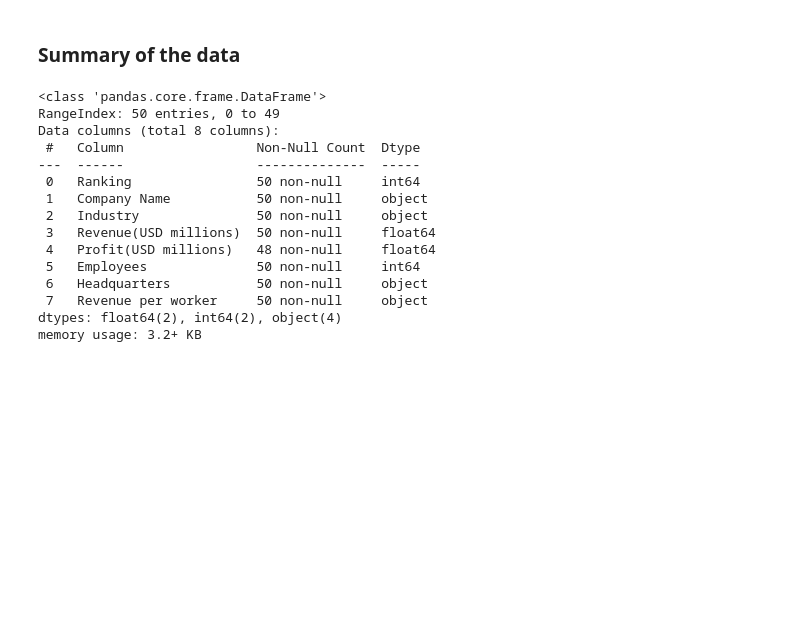
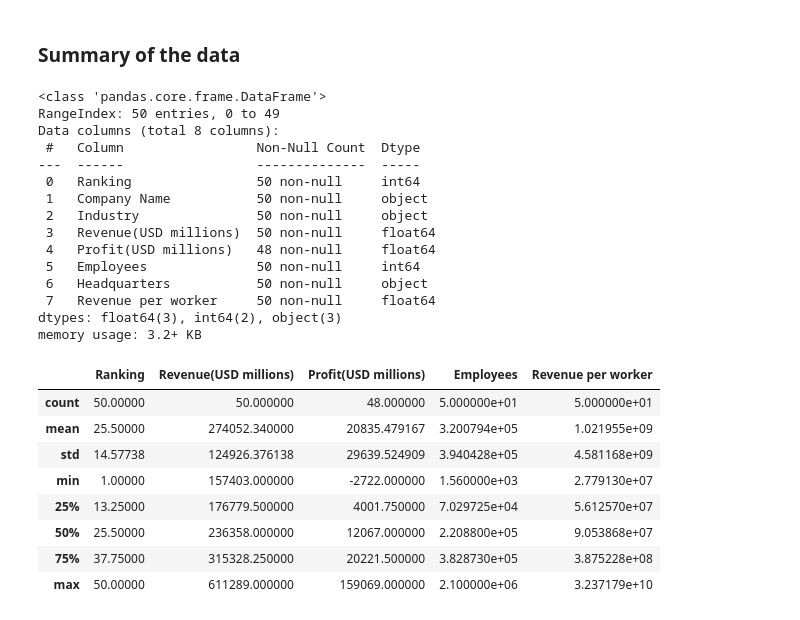
Before and after one commit to RheedWhan/AltSchool_DataScience_2023, a Jupyter notebook: Data_Cleaning_with_Python___LMS.ipynb, the cells around one changed output. Drawn from its saved outputs; the diff is of its cells as text; code cells hidden in the pictures; blank space fills up the shorter version.

```diff
--- a/Data_Cleaning_with_Python___LMS.ipynb
+++ b/Data_Cleaning_with_Python___LMS.ipynb
@@ -93,9 +93,13 @@ company_data.head()
 | 3 | 4 | Amazon | Retail | $513,983 | −$2,722 | 1541000 | United States | ... |
 | 4 | 5 | Vitol | Commodities | $505,000 | $15,000 | 1560 | Switzerland | ... |
 # %%
-# remove the dollar sign and comma from revenue and profit
+# remove the dollar sign and comma from revenue and change it to float
+company_data['Revenue(USD millions)'] = company_data['Revenue(USD millions)'].str.replace('[\$,]', '', regex=True).astype(float)
 
-company_data['Revenue(USD millions)'] = company_data['Revenue(USD millions)'].str.replace('[\$,]', '', regex=True).astype(float)
+# remove the dollar sign and comma from profit
 company_data['Profit(USD millions)'] = company_data['Profit(USD millions)'].str.replace('[^\d−]', '', regex=True)
+
+# remove the dollar sign and comma from revenue per worker and change it to float
+company_data['Revenue per worker'] = company_data['Revenue per worker'].str.replace('[\.,]', '', regex=True).astype(float)
 # %%
 # change the minus sign to a standard minus sign
@@ -129,6 +133,18 @@ Data columns (total 8 columns):
  4   Profit(USD millions)   48 non-null     float64
  5   Employees              50 non-null     int64
  6   Headquarters           50 non-null     object
- 7   Revenue per worker     50 non-null     object
-dtypes: float64(2), int64(2), object(4)
+ 7   Revenue per worker     50 non-null     float64
+dtypes: float64(3), int64(2), object(3)
 memory usage: 3.2+ KB
+# %%
+company_data.describe()
+# %% [output]
+|  | Ranking | Revenue(USD millions) | Profit(USD millions) | Employees | Revenue per worker |
+| count | 50.00000 | 50.000000 | 48.000000 | 5.000000e+01 | 5.000000e+01 |
+| mean | 25.50000 | 274052.340000 | 20835.479167 | 3.200794e+05 | 1.021955e+09 |
+| std | 14.57738 | 124926.376138 | 29639.524909 | 3.940428e+05 | 4.581168e+09 |
+| min | 1.00000 | 157403.000000 | -2722.000000 | 1.560000e+03 | 2.779130e+07 |
+| 25% | 13.25000 | 176779.500000 | 4001.750000 | 7.029725e+04 | 5.612570e+07 |
+| 50% | 25.50000 | 236358.000000 | 12067.000000 | 2.208800e+05 | 9.053868e+07 |
+| 75% | 37.75000 | 315328.250000 | 20221.500000 | 3.828730e+05 | 3.875228e+08 |
+| max | 50.00000 | 611289.000000 | 159069.000000 | 2.100000e+06 | 3.237179e+10 |
```
Also changed, not shown: parts of 1 cell of this notebook.
